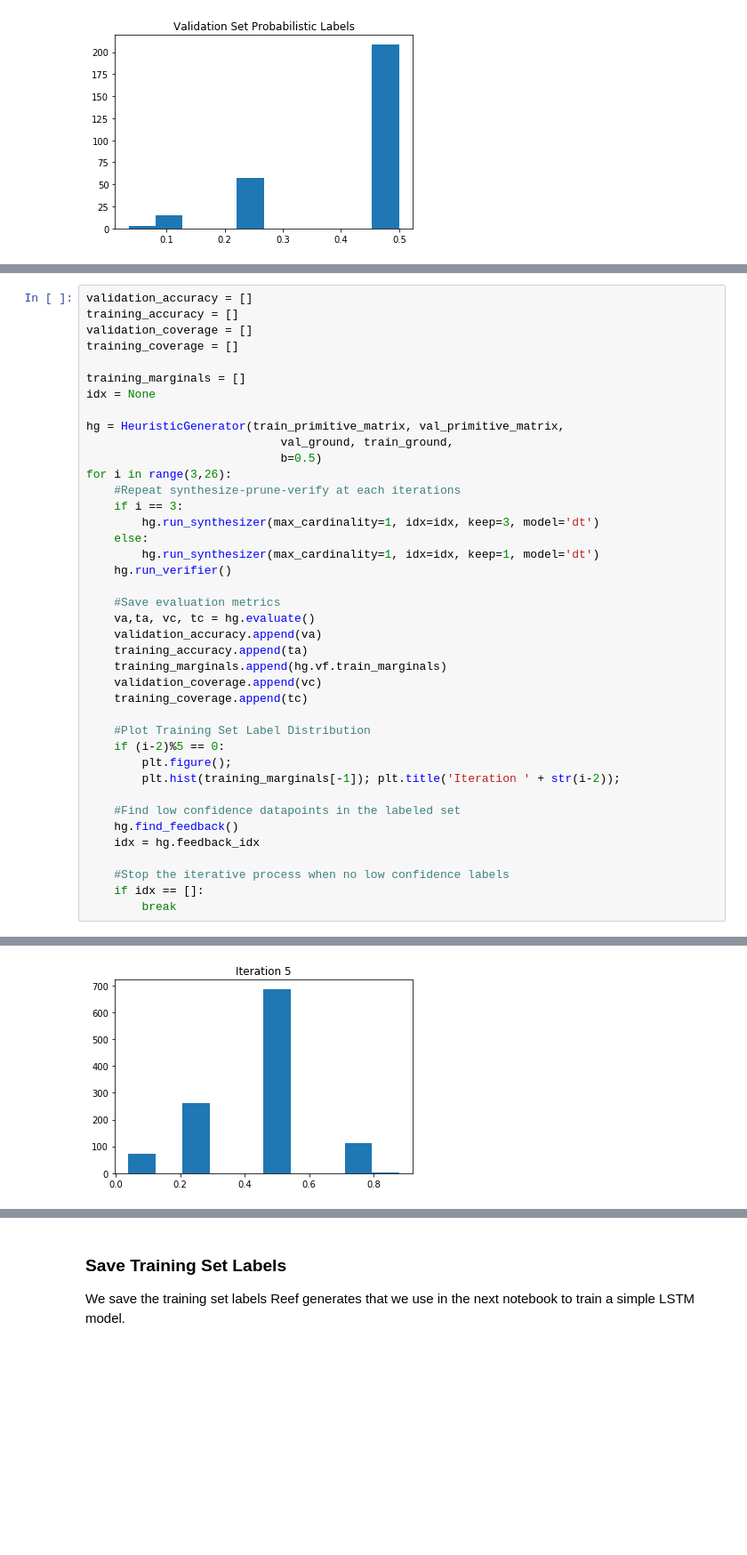
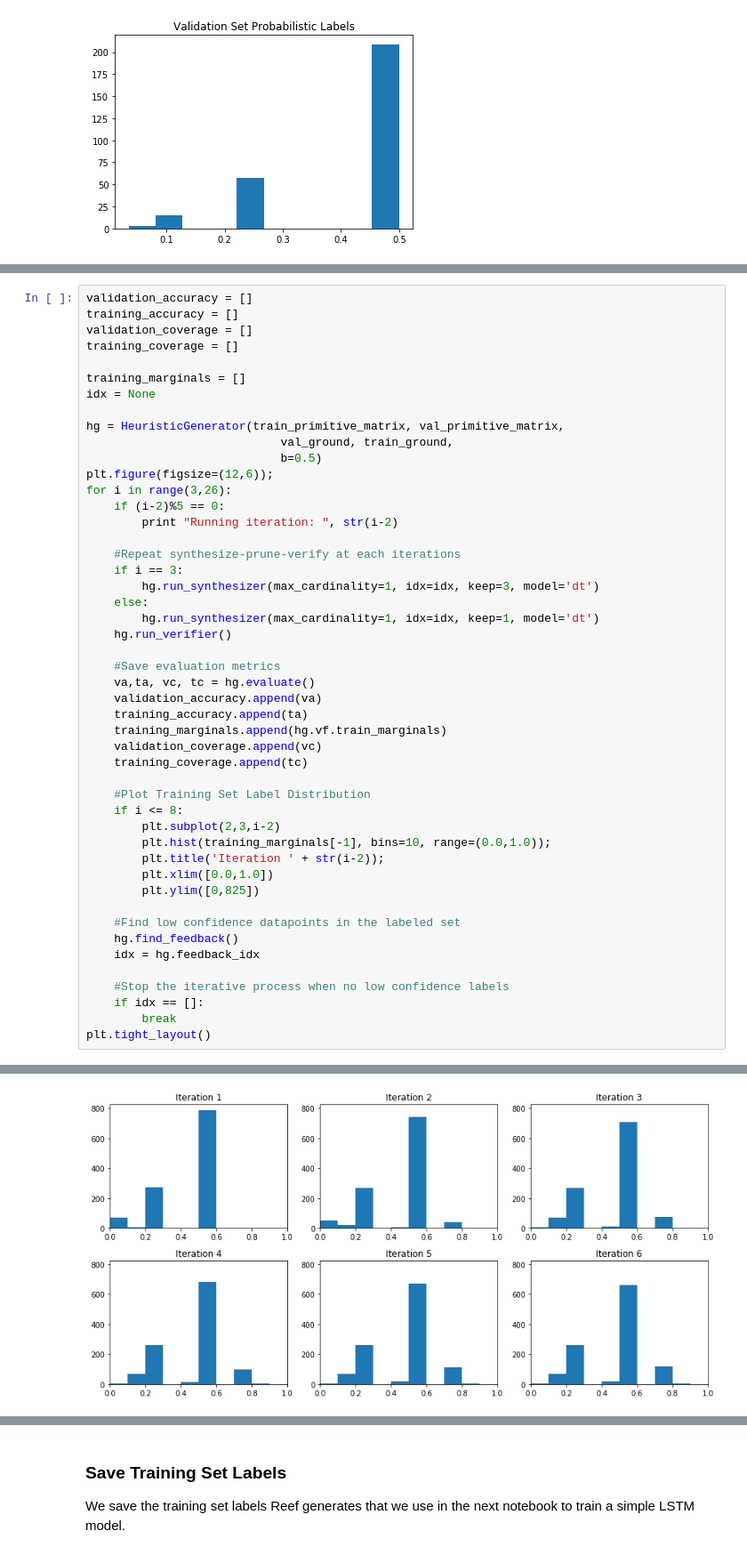
Before and after one commit to HazyResearch/reef, a Jupyter notebook: [1] generate_reef_labels.ipynb, the cells around one changed output, grey strips where cells are left out. Shown at 89% size. Drawn from its saved outputs; the diff is of its cells as text; blank space fills up the shorter version.

Commit message:
added more explanations and histograms

```diff
--- a/[1] generate_reef_labels.ipynb
+++ b/[1] generate_reef_labels.ipynb
@@ -105,7 +118,11 @@ idx = None
 hg = HeuristicGenerator(train_primitive_matrix, val_primitive_matrix,
                             val_ground, train_ground,
                             b=0.5)
+plt.figure(figsize=(12,6));
 for i in range(3,26):
+    if (i-2)%5 == 0:
+        print "Running iteration: ", str(i-2)
+
     #Repeat synthesize-prune-verify at each iterations
     if i == 3:
         hg.run_synthesizer(max_cardinality=1, idx=idx, keep=3, model='dt')
@@ -122,9 +139,12 @@ for i in range(3,26):
     training_coverage.append(tc)
 
     #Plot Training Set Label Distribution
-    if (i-2)%5 == 0:
-        plt.figure();
-        plt.hist(training_marginals[-1]); plt.title('Iteration ' + str(i-2));
+    if i <= 8:
+        plt.subplot(2,3,i-2)
+        plt.hist(training_marginals[-1], bins=10, range=(0.0,1.0));
+        plt.title('Iteration ' + str(i-2));
+        plt.xlim([0.0,1.0])
+        plt.ylim([0,825])
 
     #Find low confidence datapoints in the labeled set
     hg.find_feedback()
@@ -133,4 +153,5 @@ for i in range(3,26):
     #Stop the iterative process when no low confidence labels
     if idx == []:
         break
+plt.tight_layout()
 # %% [output]
@@ -137 +162 @@ for i in range(3,26):
-[figure, old version]
+[figure, new version]
```
Also changed, not shown: parts of 12 cells of this notebook.
